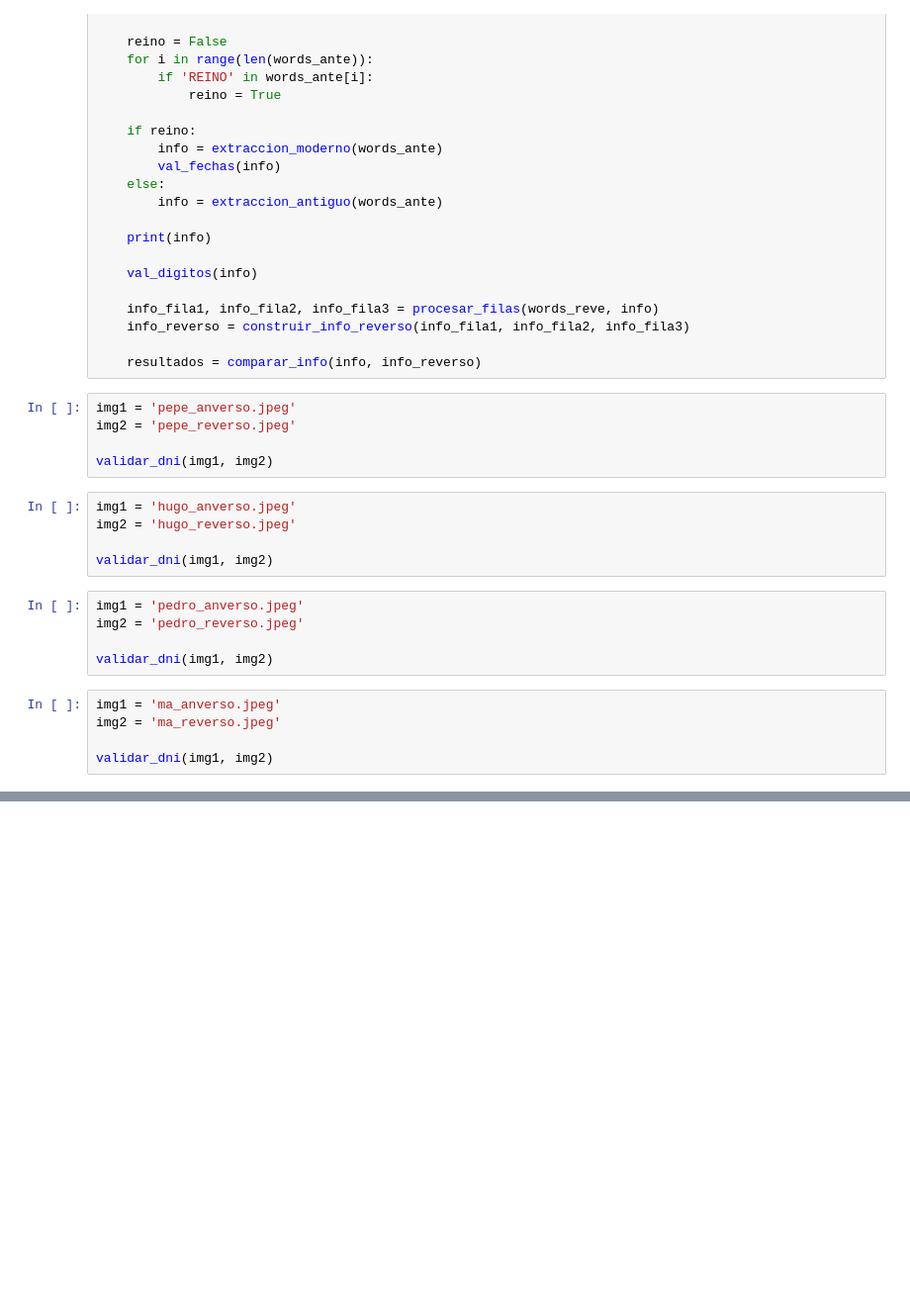
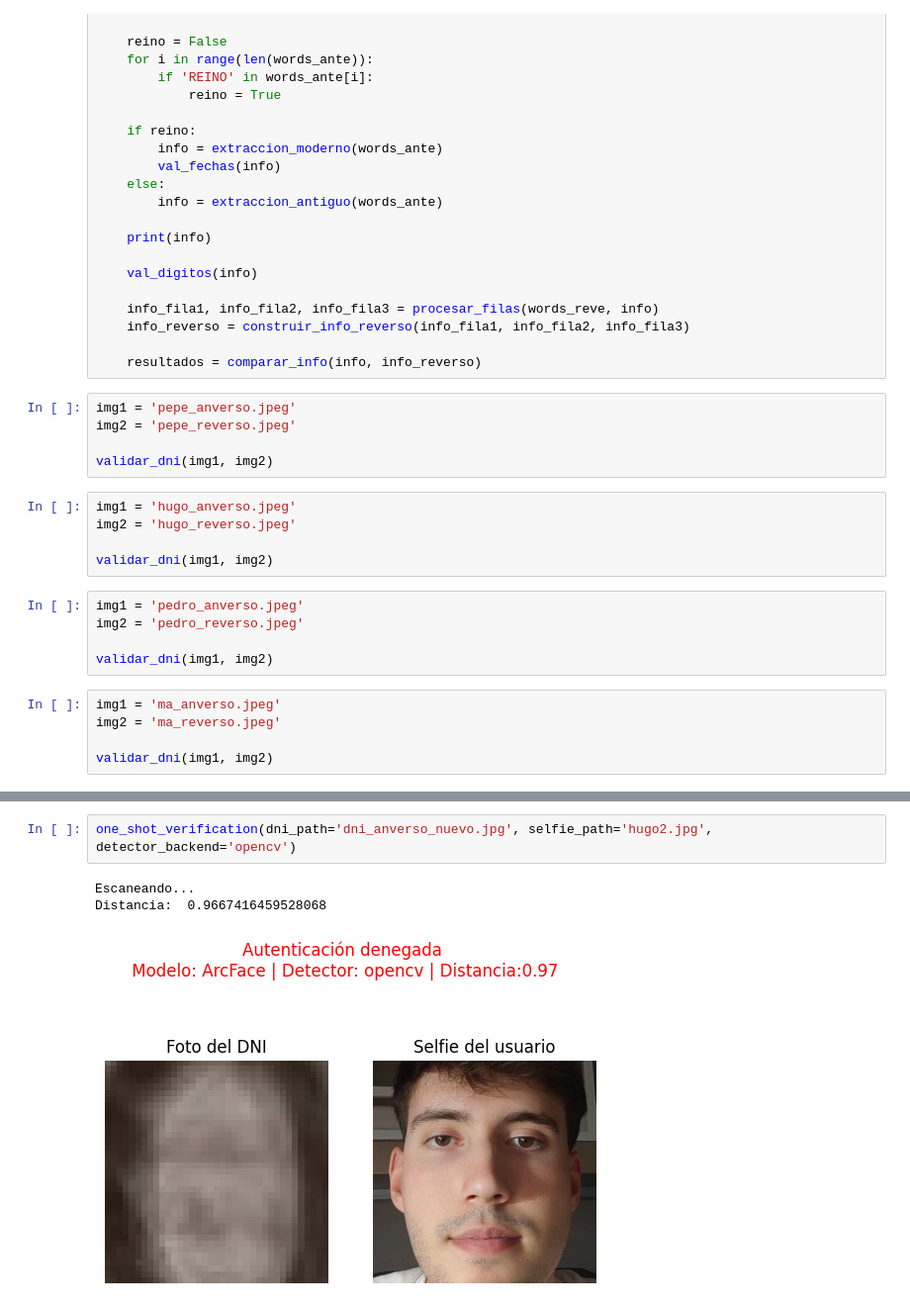
Before and after one commit to hum1-ua/facephichallenge2026_, a Jupyter notebook: main.ipynb, the cells around one changed output, grey strips where cells are left out. Shown at 99% size. Cells and saved outputs as stored; diff of their text form; blank space fills up the shorter version.

```diff
--- a/main.ipynb
+++ b/main.ipynb
@@ -469,0 +523,6 @@ real_time_verification(dni_path="gema.jpg")
+# %%
+one_shot_verification(dni_path='dni_anverso_nuevo.jpg', selfie_path='hugo2.jpg', detector_backend='opencv')
+# %% [output]
+Escaneando...
+Distancia:  0.9667416459528068
+[figure, added]
```
Also changed, not shown: parts of 7 cells of this notebook.
